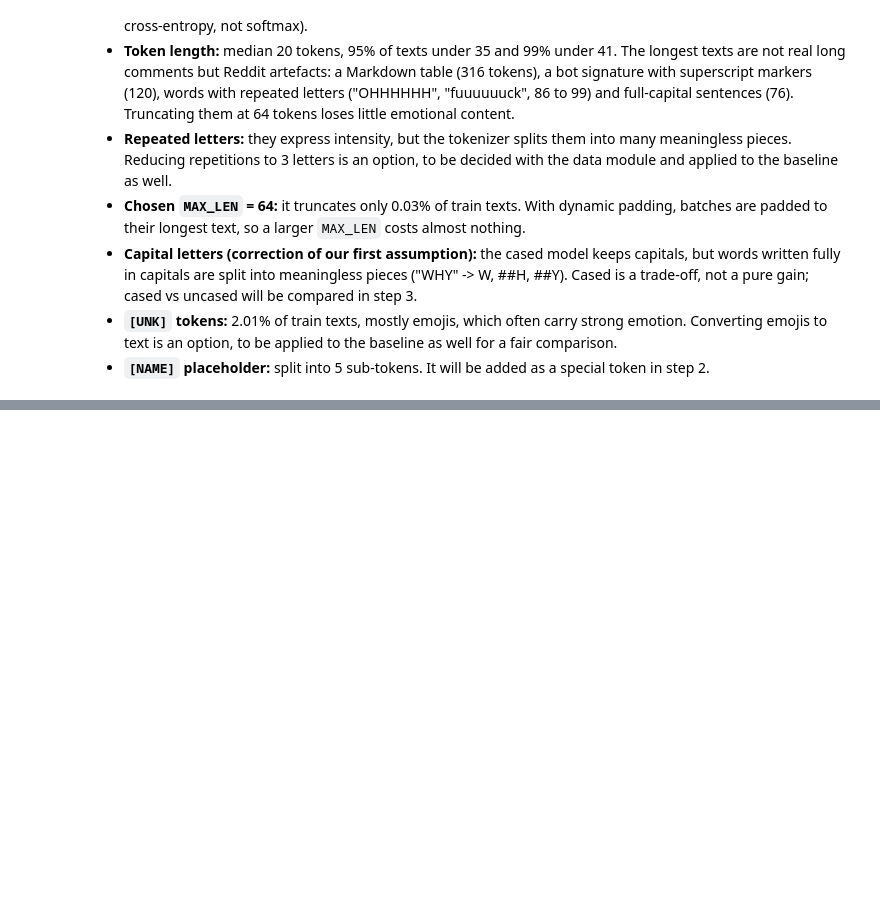
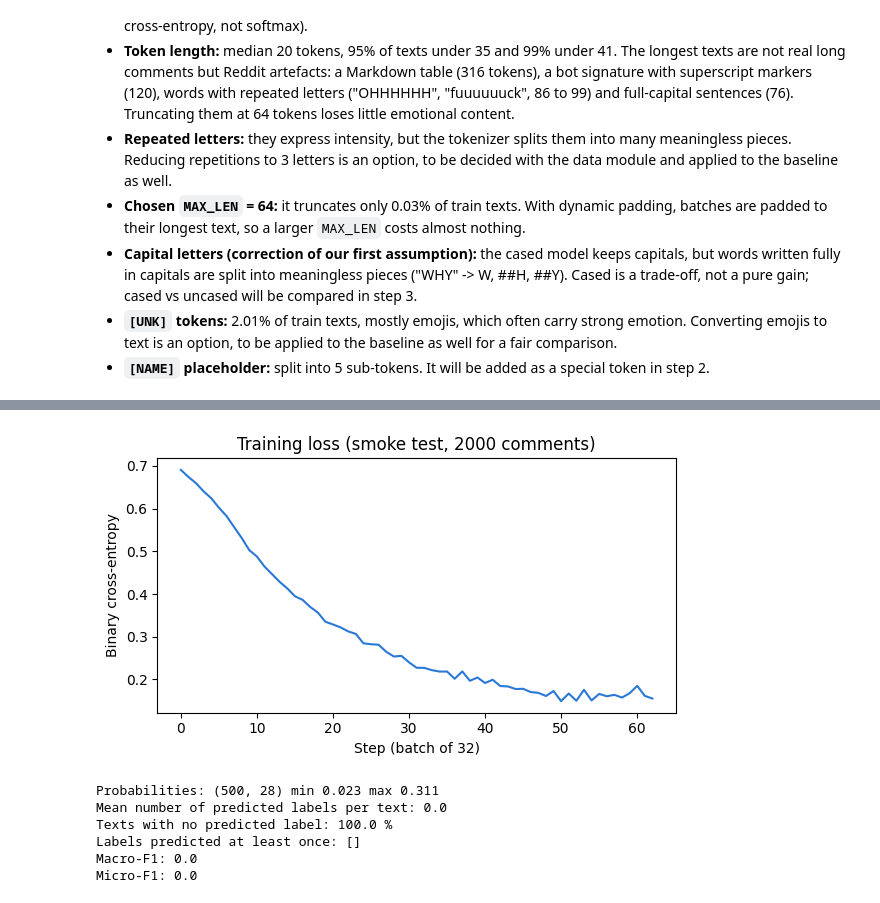
Before and after one commit to lucaperkins/ML_Project, a Jupyter notebook: notebooks/04_transformer.ipynb, the cells around one changed output, grey strips where cells are left out. Saved outputs shown, nothing was run; the diff lists cells and outputs as text; code cells hidden in the pictures; blank space fills up the shorter version.

```diff
--- a/notebooks/04_transformer.ipynb
+++ b/notebooks/04_transformer.ipynb
@@ -268,0 +381,9 @@ for i, n in longest.items():
+# %%
+loss_fn = torch.nn.BCEWithLogitsLoss()   # binary cross-entropy, one per label, on the raw logits
+
+model.eval()
+with torch.no_grad():
+    batch = {k: v.to(device) for k, v in example.items()}
+    logits = model(input_ids = batch["input_ids"], attention_mask = batch["attention_mask"]).logits
+print("Logits shape:", tuple(logits.shape))
+print("Loss before training:", round(loss_fn(logits, batch["labels"]).item(), 3), "(expected close to ln 2 = 0.693)")
@@ -268,0 +393,23 @@ for i, n in longest.items():
+# %%
+LEARNING_RATE = 5e-5
+EPOCHS = 1
+optimizer = torch.optim.AdamW(model.parameters(), lr = LEARNING_RATE)
+
+model.train()
+losses = []
+start = time.time()
+for epoch in range(EPOCHS):
+    for step, batch in enumerate(train_loader):
+        batch = {k: v.to(device) for k, v in batch.items()}
+        logits = model(input_ids = batch["input_ids"], attention_mask = batch["attention_mask"]).logits
+        loss = loss_fn(logits, batch["labels"])
+
+        optimizer.zero_grad()   # reset the gradients of the previous batch
+        loss.backward()         # compute the gradients
+        optimizer.step()        # update the weights
+
+        losses.append(loss.item())
+        if step % 10 == 0:
+            print(f"epoch {epoch}  step {step:>3}  loss {loss.item():.4f}")
+train_time = time.time() - start
+print(f"Training time: {train_time:.0f} s for {N_TRAIN_SMOKE * EPOCHS} examples")
@@ -268,0 +425,40 @@ for i, n in longest.items():
+# %%
+fig, ax = plt.subplots(figsize = (6, 3.5))
+ax.plot(losses, color = "#2a78d6")
+ax.set_title("Training loss (smoke test, " + str(N_TRAIN_SMOKE) + " comments)")
+ax.set_xlabel("Step (batch of " + str(BATCH_SIZE) + ")")
+ax.set_ylabel("Binary cross-entropy")
+plt.tight_layout()
+plt.savefig(os.path.join(RESULTS_DIR, "smoke_test_loss.png"))
+plt.show()
+# %% [output]
+[figure, added]
+# %%
+def predict_proba(model, loader):
+    """Returns one probability per label (sigmoid of the logits), shape (n_texts, 28)."""
+    model.eval()
+    probs = []
+    with torch.no_grad():
+        for batch in loader:
+            logits = model(input_ids = batch["input_ids"].to(device),
+                           attention_mask = batch["attention_mask"].to(device)).logits
+            probs.append(torch.sigmoid(logits).cpu().numpy())
+    return np.vstack(probs)
+
+p_val = predict_proba(model, val_loader)
+y_val_smoke = y_val[idx_val]
+pred = (p_val >= 0.5).astype(int)   # fixed threshold for now; per-label thresholds come in step 3
+
+print("Probabilities:", p_val.shape, "min", round(p_val.min(), 3), "max", round(p_val.max(), 3))
+print("Mean number of predicted labels per text:", round(pred.sum(axis = 1).mean(), 2))
+print("Texts with no predicted label:", round(100 * (pred.sum(axis = 1) == 0).mean(), 1), "%")
+print("Labels predicted at least once:", [LABELS[j] for j in np.where(pred.sum(axis = 0) > 0)[0]])
+print("Macro-F1:", round(f1_score(y_val_smoke, pred, average = "macro", zero_division = 0), 3))
+print("Micro-F1:", round(f1_score(y_val_smoke, pred, average = "micro", zero_division = 0), 3))
+# %% [output]
+Probabilities: (500, 28) min 0.023 max 0.311
+Mean number of predicted labels per text: 0.0
+Texts with no predicted label: 100.0 %
+Labels predicted at least once: []
+Macro-F1: 0.0
+Micro-F1: 0.0
```
Also changed, not shown: parts of 16 cells of this notebook.
